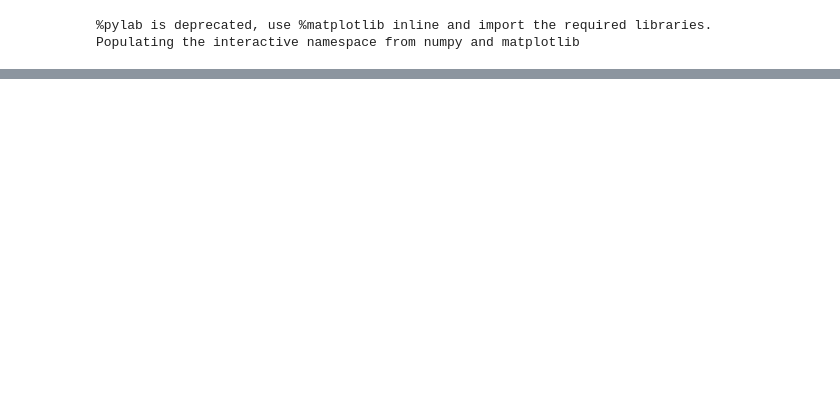
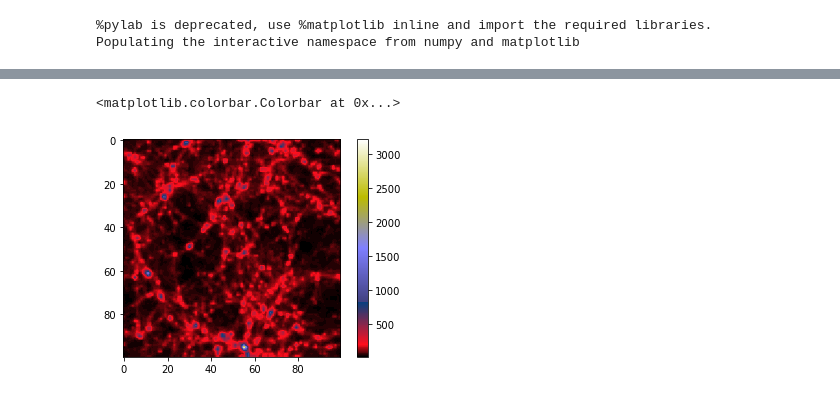
Before and after one commit to DifferentiableUniverseInitiative/JaxPM, a Jupyter notebook: dev/JaxPM_ODE.ipynb, the cells around one changed output, grey strips where cells are left out. Cells and saved outputs as stored; diff of their text form; code cells hidden in the pictures; blank space fills up the shorter version.

```diff
--- a/dev/JaxPM_ODE.ipynb
+++ b/dev/JaxPM_ODE.ipynb
@@ -158,0 +134,16 @@ semilogx(k,(pk[0] - pk_jax[0])/pk[0])
+# %%
+import diffrax
+from diffrax import diffeqsolve, ODETerm, Dopri5, LeapfrogMidpoint, PIDController
+
+cosmo = jc.Planck15()
+
+def f_diffrax(t, state, args):
+    return jnp.stack(f(state, t, cosmo),axis=0)
+
+term = ODETerm(f_diffrax)
+solver = Dopri5()
+stepsize_controller = PIDController(rtol=1e-5, atol=1e-5)
+# %%
+solution = diffeqsolve(term, solver, t0=0.1, t1=1., dt0=0.1,
+                       y0=jnp.stack(init_state,axis=0),
+                       stepsize_controller=stepsize_controller)
@@ -158,0 +168,7 @@ semilogx(k,(pk[0] - pk_jax[0])/pk[0])
+# %%
+resx = solution.ys[0,0]
+# %%
+imshow(cic_paint(jnp.zeros(mesh_shape), resx).sum(axis=0),cmap='gist_stern'); colorbar()
+# %% [output]
+<matplotlib.colorbar.Colorbar at 0x...>
+[figure, added]
```
Also changed, not shown: parts of 15 cells of this notebook, 3 other files.
